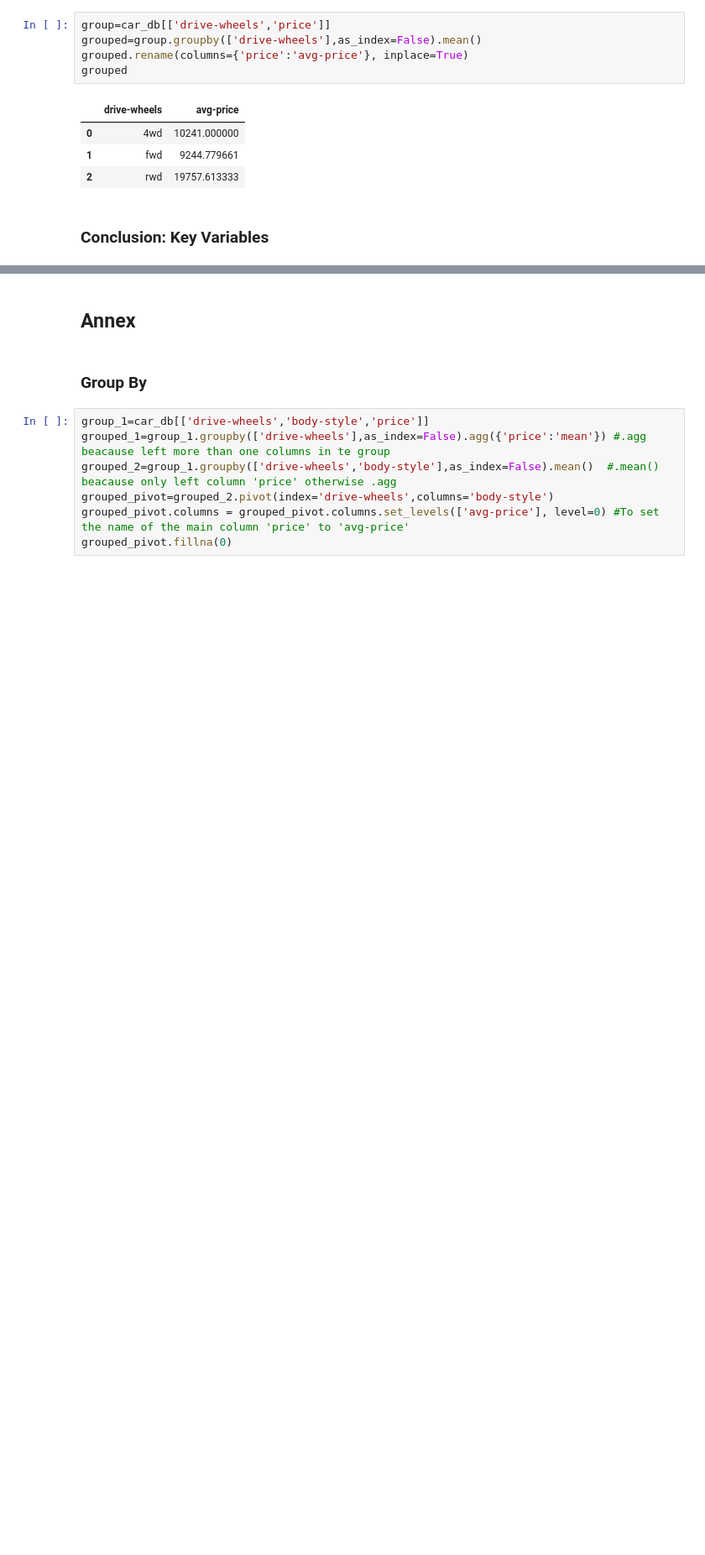
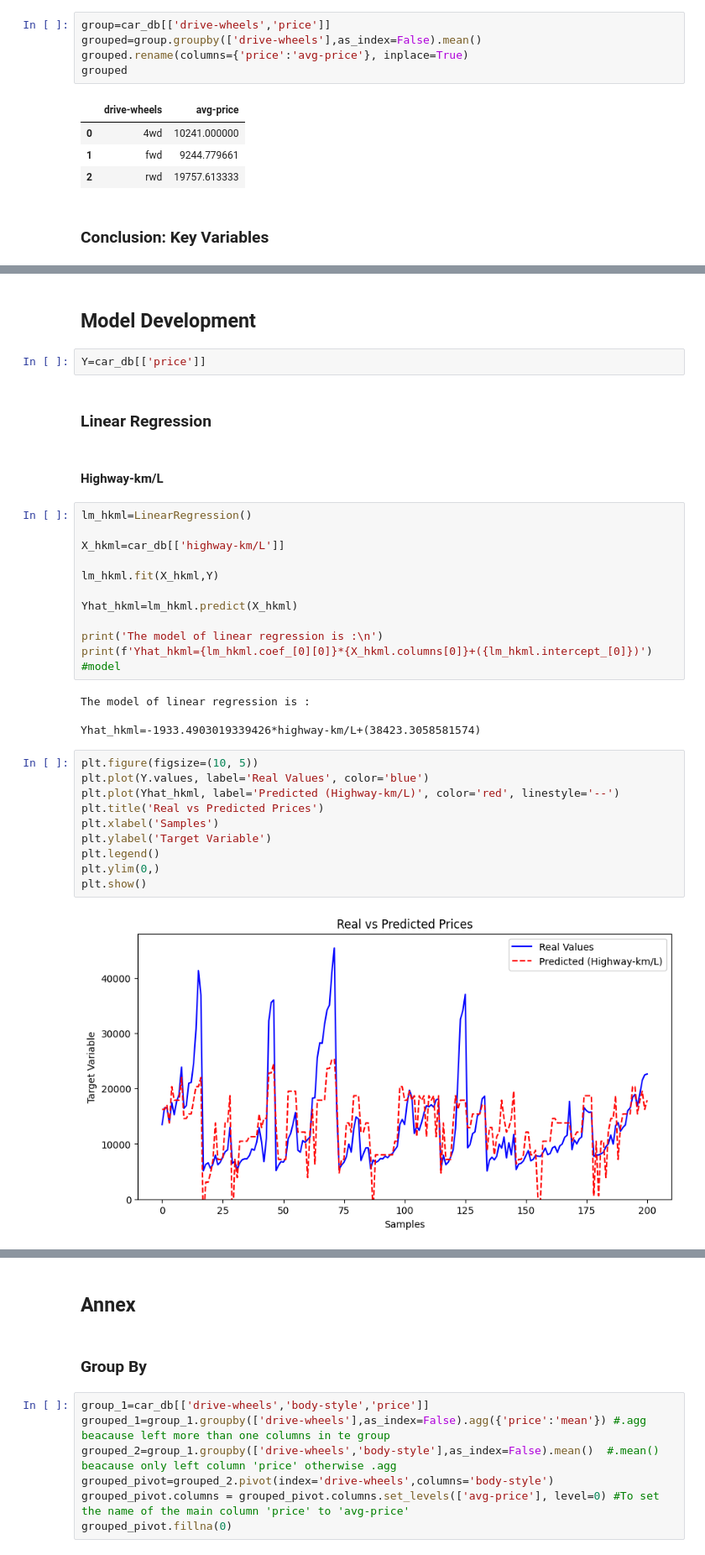
Before and after one commit to harmeris/Car_Pricing_Analysis_1985, a Jupyter notebook: car_pricing_analysis.ipynb, the cells around one changed output, grey strips where cells are left out. Shown at 84% size. Cells and saved outputs as stored; diff of their text form; blank space fills up the shorter version.

Commit message:
Regression

```diff
--- a/car_pricing_analysis.ipynb
+++ b/car_pricing_analysis.ipynb
@@ -647,3 +655,38 @@ Categorical variables:
 - **Drive-wheel**
 
 As we move into building machine learning models, using variables that significantly affect the target variable will improve prediction performance
+# %% [markdown]
+## Model Development
+# %%
+Y=car_db[['price']]
+# %% [markdown]
+### Linear Regression
+# %% [markdown]
+#### Highway-km/L
+# %%
+lm_hkml=LinearRegression()
+
+X_hkml=car_db[['highway-km/L']]
+
+lm_hkml.fit(X_hkml,Y)
+
+Yhat_hkml=lm_hkml.predict(X_hkml)
+
+print('The model of linear regression is :\n')
+print(f'Yhat_hkml={lm_hkml.coef_[0][0]}*{X_hkml.columns[0]}+({lm_hkml.intercept_[0]})') #model
+# %% [output]
+The model of linear regression is :
+
+Yhat_hkml=-1933.4903019339426*highway-km/L+(38423.3058581574)
+# %%
+plt.figure(figsize=(10, 5))
+plt.plot(Y.values, label='Real Values', color='blue')
+plt.plot(Yhat_hkml, label='Predicted (Highway-km/L)', color='red', linestyle='--')
+plt.title('Real vs Predicted Prices')
+plt.xlabel('Samples')
+plt.ylabel('Target Variable')
+plt.legend()
+plt.ylim(0,)
+plt.show()
+# %% [output]
+[figure, added]
```
Also changed, not shown: parts of 20 cells of this notebook.
